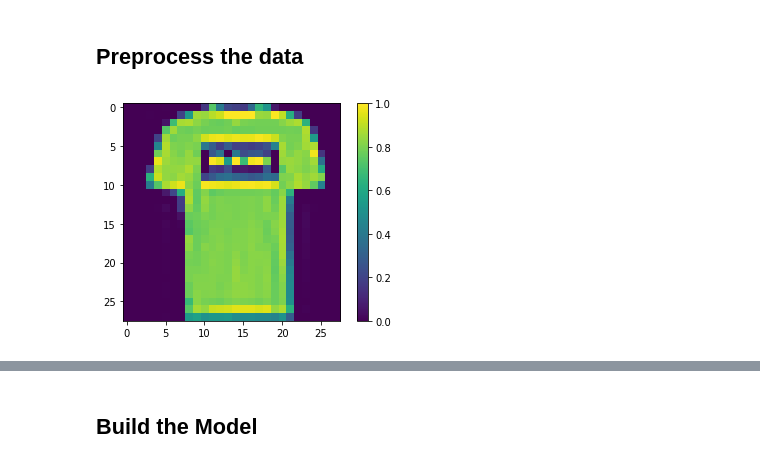
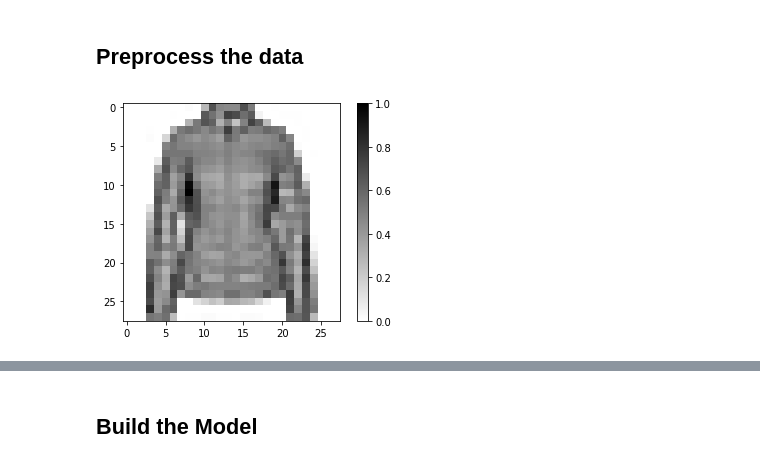
Before and after one commit to ritesh-chafer/image_classification_Fashion_MNIST, a Jupyter notebook: CNN.ipynb, the cells around one changed output, grey strips where cells are left out. Drawn from its saved outputs; the diff is of its cells as text; code cells hidden in the pictures.

```diff
--- a/CNN.ipynb
+++ b/CNN.ipynb
@@ -54,8 +57,0 @@ test_images = test_images / 255.0
-# %%
-plt.figure()
-plt.imshow(train_images[1])
-plt.colorbar()
-plt.grid(False)
-plt.show()
-# %% [output]
-[figure, removed]
@@ -62,2 +73,16 @@ plt.show()
+# %%
+# Take a single image, and remove the color dimension by reshaping
+for image, label in test_dataset.take(1):
+  break
+image = image.numpy().reshape((28,28))
+
+# Plot the image - voila a piece of fashion clothing
+plt.figure()
+plt.imshow(image, cmap=plt.cm.binary)
+plt.colorbar()
+plt.grid(False)
+plt.show()
+# %% [output]
+[figure, added]
 # %%
 plt.figure(figsize=(10,10))
```
Also changed, not shown: parts of 7 cells of this notebook.
